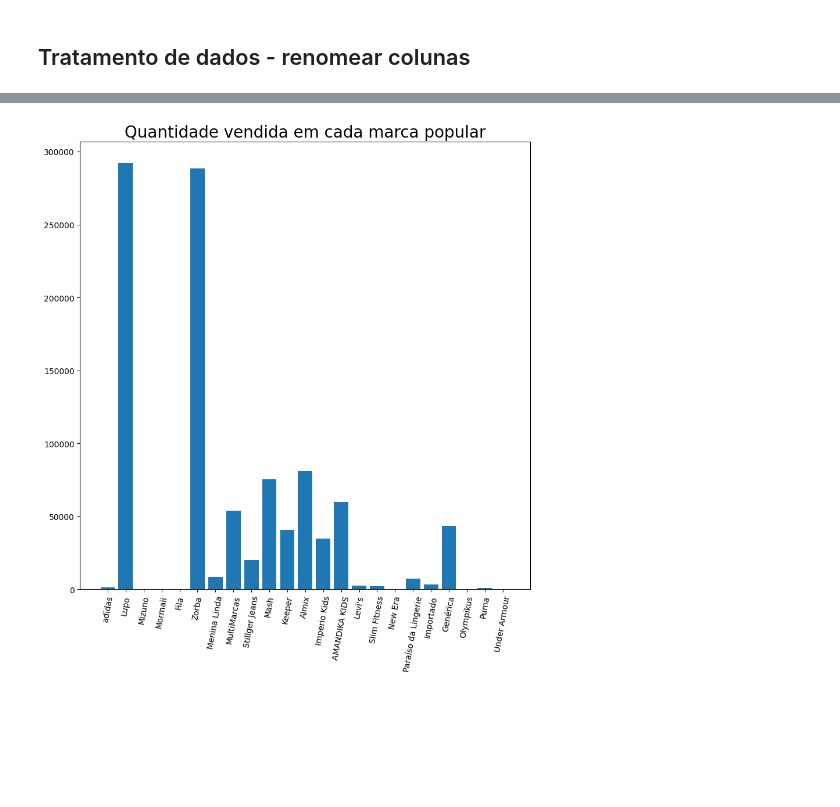
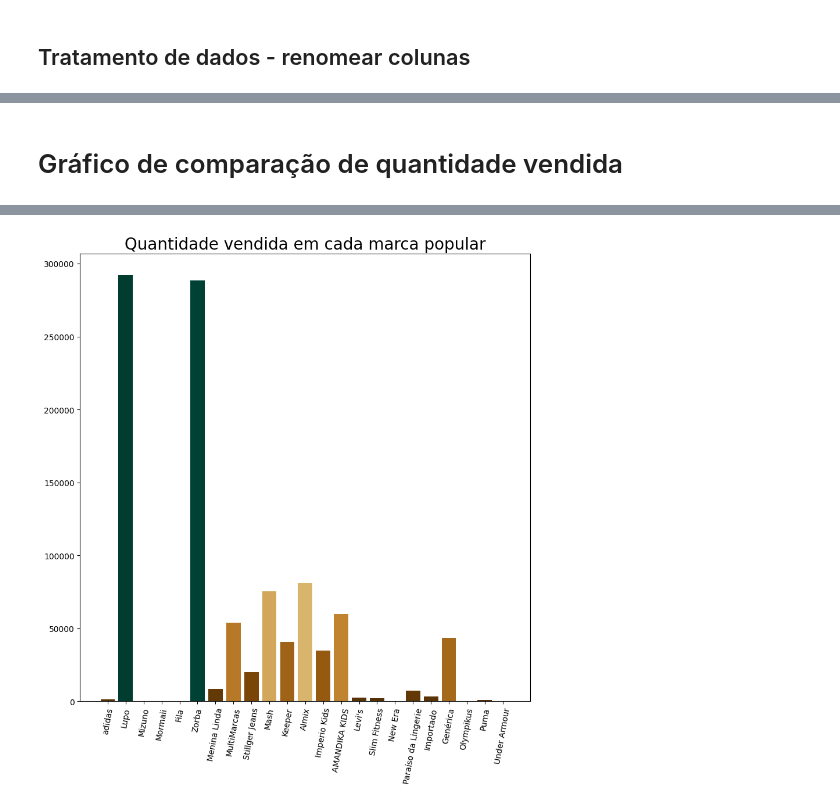
Before and after one commit to ThiagoKS-7/a3-analise-e-bigdata, a Jupyter notebook: a3-analise-dado.ipynb, the cells around one changed output, grey strips where cells are left out. Cells and saved outputs as stored; diff of their text form; code cells hidden in the pictures; blank space fills up the shorter version.

```diff
--- a/a3-analise-dado.ipynb
+++ b/a3-analise-dado.ipynb
@@ -183,4 +184,7 @@ logger.info(f"CSV salvo em {path}")
+# %% [markdown]
+# Gráfico de comparação de quantidade vendida
 # %%
+import matplotlib
 from matplotlib import pyplot as plt
 
 def soma_qtd_vendida(marca:str) -> float:
@@ -189,21 +193,23 @@ def soma_qtd_vendida(marca:str) -> float:
         vendas_marcas_populares[marca].select("quantidade_vendida").collect()
     ])
 
-def monta_grafico_barra(x,y, titulo:str) -> None:
+def monta_grafico_barra(x,y, color, titulo:str) -> None:
     plt.figure(figsize=(10,10))
     plt.title(titulo, fontsize=20)
-    plt.bar(x,y)
+    plt.bar(x,y, color = color)
     plt.xticks(rotation=80)
     plt.show()
 
-vendas_marcas = {
-    marca: pega_vendas_da_marca(marca) for marca in marcas_populares
-}
-
-valores_y = [
+somas_vendas = [
     soma_qtd_vendida(marca) for marca in vendas_marcas_populares
 ]
-valores_y
-logger.debug("Valores_y - grafico qtd/marca: " + str(valores_y))
-monta_grafico_barra(marcas_populares, valores_y, "Quantidade vendida em cada marca popular")
+logger.debug("Valores_y - grafico qtd/marca: " + str(somas_vendas))
+
+cmap = matplotlib.cm.BrBG
+mini = min(somas_vendas)
+maxi = max(somas_vendas)
+norm = matplotlib.colors.Normalize(vmin=mini, vmax=maxi)
+colors = [cmap(norm(i)) for i in somas_vendas]
+
+monta_grafico_barra(marcas_populares, somas_vendas, colors, "Quantidade vendida em cada marca popular")
 # %% [output]
@@ -211 +217 @@ monta_grafico_barra(marcas_populares, valores_y, "Quantidade vendida em cada mar
-[figure, old version]
+[figure, new version]
```
Also changed, not shown: parts of 15 cells of this notebook.
